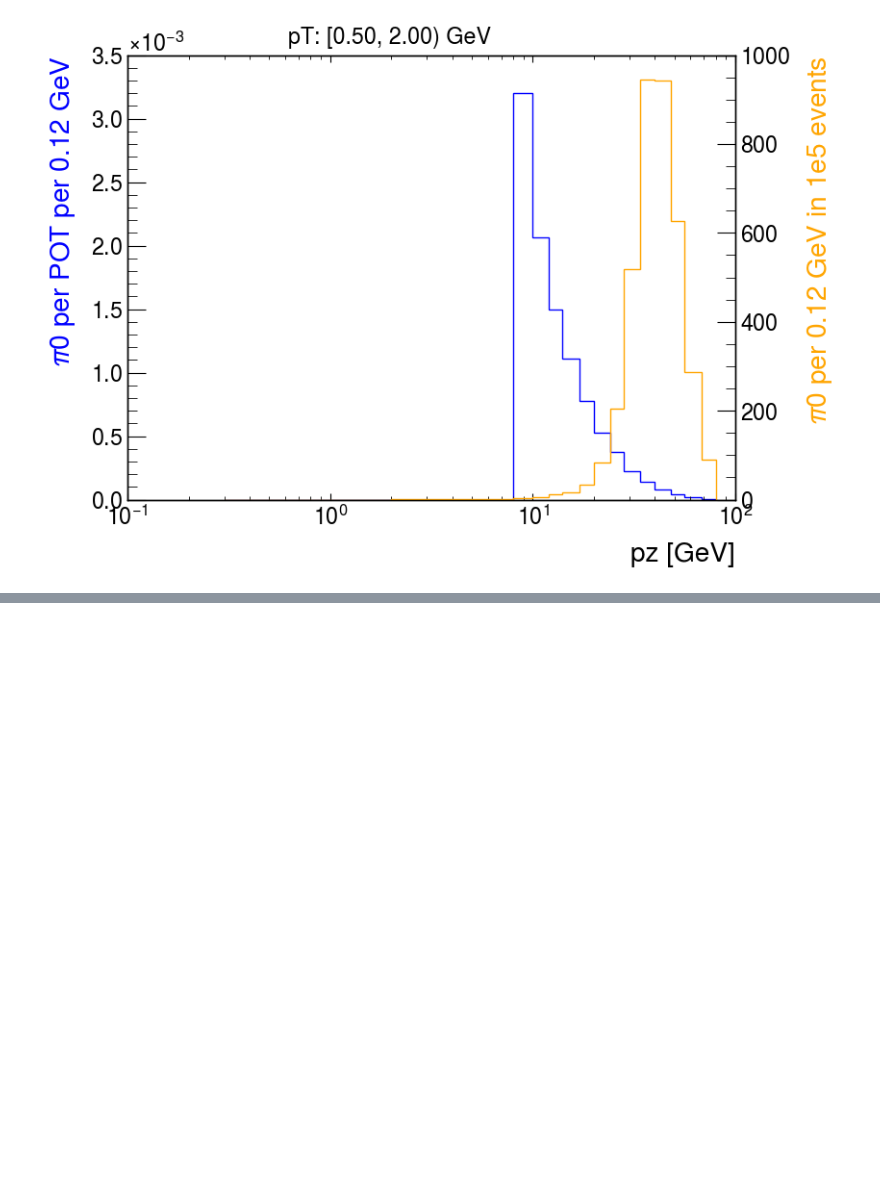
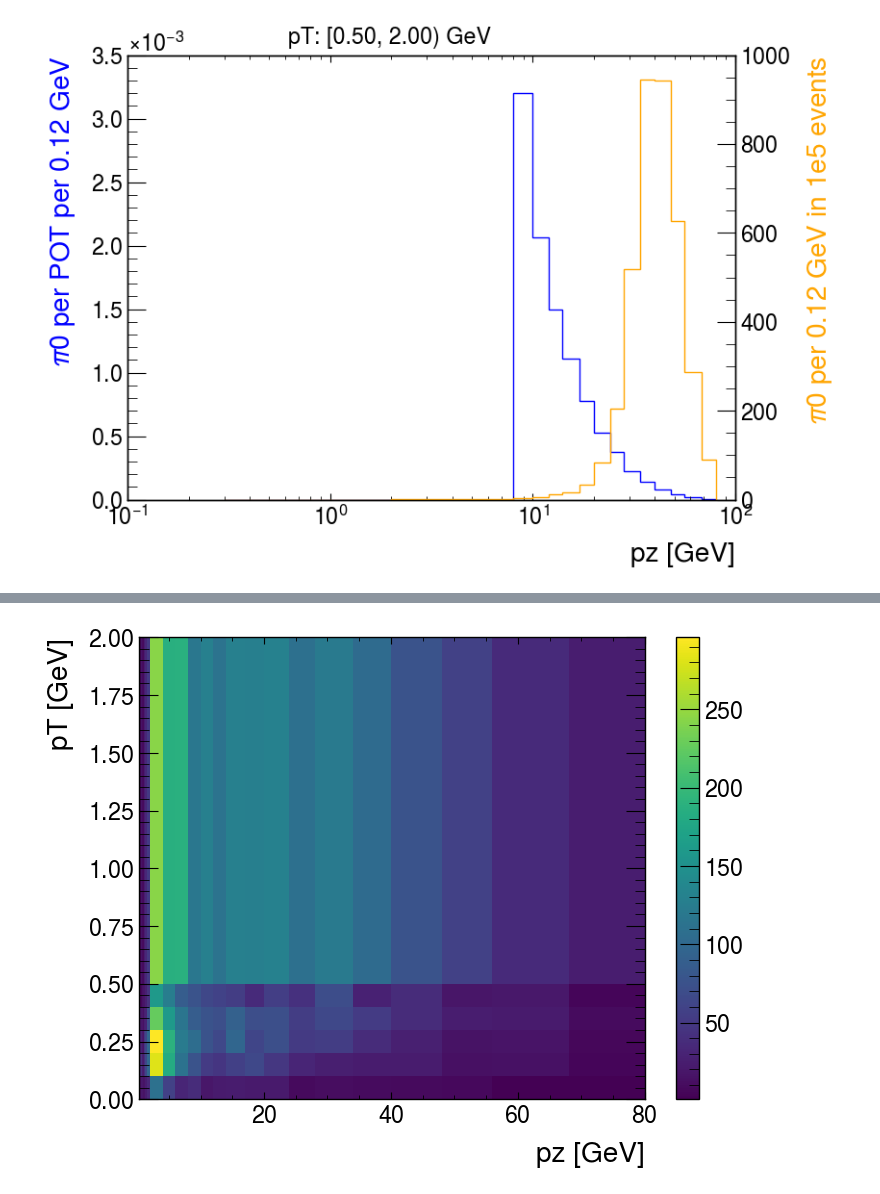
Before and after one commit to horohoo/thoroho-nova, a Jupyter notebook: ldmcode/NOvA_pion_dist.ipynb, the cells around one changed output, grey strips where cells are left out. Saved outputs shown, nothing was run; the diff lists cells and outputs as text; code cells hidden in the pictures; blank space fills up the shorter version.

```diff
--- a/ldmcode/NOvA_pion_dist.ipynb
+++ b/ldmcode/NOvA_pion_dist.ipynb
@@ -335,0 +8987,11 @@ for i in range(len(MIPP_AVG.T)):
+# %%
+fig, ax = plt.subplots()
+h = ax.hist2d(pz_bmpt, pT_bmpt, bins=[bins_pz, bins_pT])
+ax.set_xlabel('pz [GeV]')
+ax.set_ylabel('pT [GeV]')
+#ax.set_xscale('log')
+fig.colorbar(h[3], ax=ax)
+
+fig.show()
+# %% [output]
+[figure, added]
```
Also changed, not shown: parts of 23 cells of this notebook.
